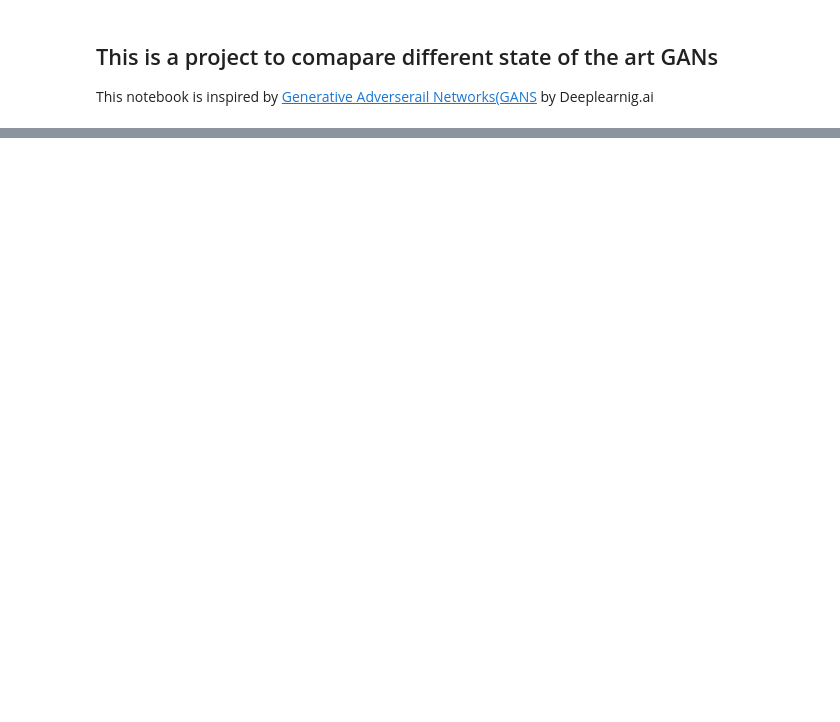
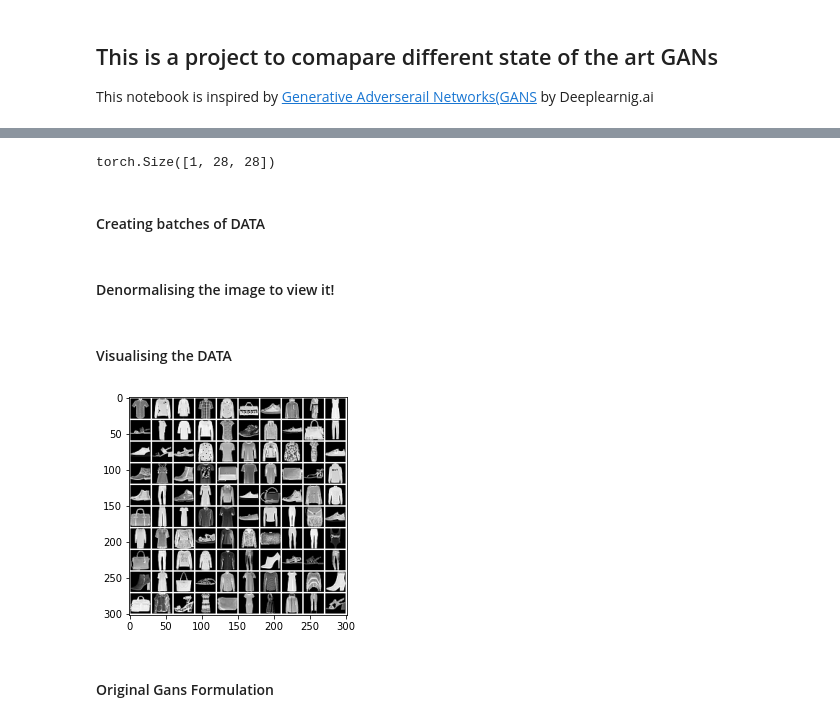
Before and after one commit to Zevrap-81/GANs, a Jupyter notebook: GANs comparison.ipynb, the cells around one changed output, grey strips where cells are left out. Saved outputs shown, nothing was run; the diff lists cells and outputs as text; code cells hidden in the pictures; blank space fills up the shorter version.

Commit message:
Original GANS class was added

```diff
--- a/GANs comparison.ipynb
+++ b/GANs comparison.ipynb
@@ -32,0 +26,31 @@ Done!
+# %%
+img=dataset[0][0]
+img.shape
+# %% [output]
+torch.Size([1, 28, 28])
+# %% [markdown]
+#### Creating batches of DATA
+# %%
+batch_size= 100
+dataset_real_dl= DataLoader(dataset=dataset,
+                            batch_size=batch_size,
+                            shuffle=True)
+# %% [markdown]
+#### Denormalising the image to view it!
+# %%
+def denorm(img):
+    denorm_img=(img+1)/2
+
+    return denorm_img
+# %% [markdown]
+#### Visualising the DATA
+# %%
+from torchvision.utils import make_grid, save_image
+
+for imgs, lables in dataset_real_dl:
+    grid= make_grid(denorm(imgs), nrow=10, pad_value=2)
+    plt.imshow(grid.clamp(0,1).permute(1,2,0))
+    plt.show()
+    break
+# %% [output]
+[figure, added]
@@ -32,0 +135,2 @@ Done!
+# %% [markdown]
+#### Original Gans Formulation
```
Also changed, not shown: parts of 12 cells of this notebook.
